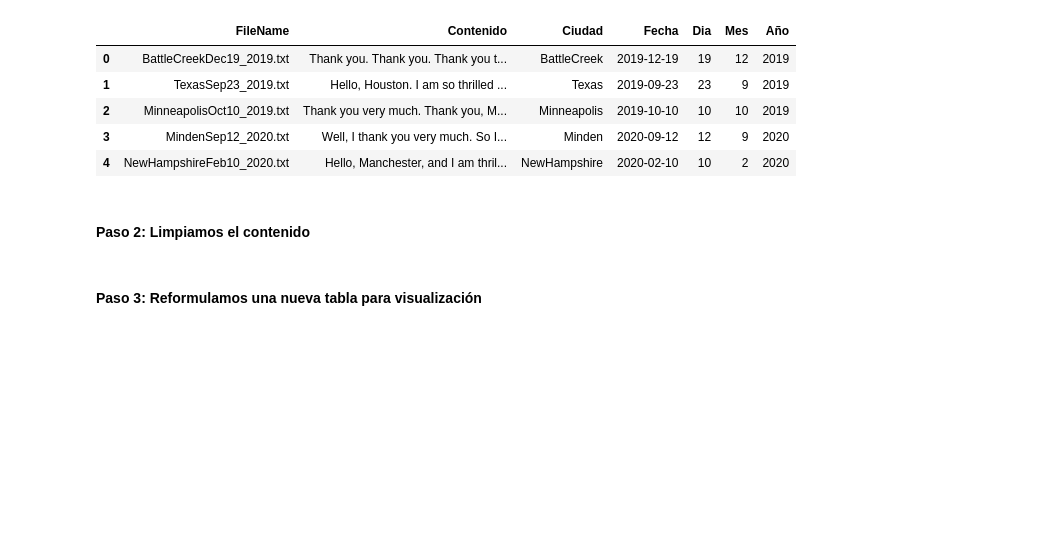
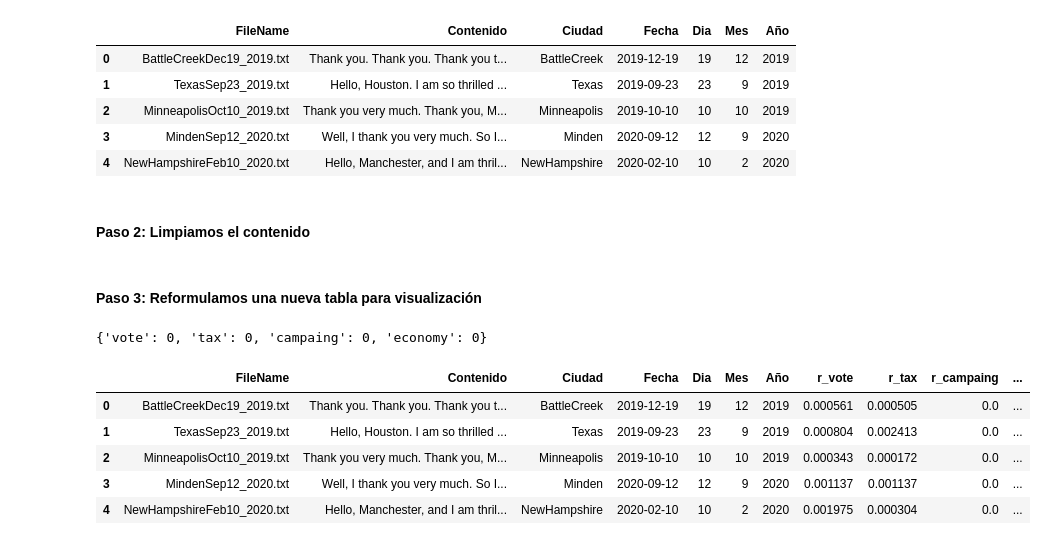
Before and after one commit to PabloAndree/Python_PA, a Jupyter notebook: [StudentView]_Lab3_Data_Cleaning.ipynb, the cells around one changed output. Saved outputs shown, nothing was run; the diff lists cells and outputs as text; code cells hidden in the pictures; blank space fills up the shorter version.

```diff
--- a/[StudentView]_Lab3_Data_Cleaning.ipynb
+++ b/[StudentView]_Lab3_Data_Cleaning.ipynb
@@ -226,5 +226,24 @@ words = ['vote', 'tax', 'campaing', 'economy']
 parrafo = "The economy is important. We need to vote on the tax campaign to improve the economy."
 
 # Contar palabras en el párrafo
-resultado = contar_palabras_en_parrafo(parrafo, words)
+resultado = contar_palabras_en_parrafo('Contenido', words)
 print(resultado)
+# %% [output]
+{'vote': 0, 'tax': 0, 'campaing': 0, 'economy': 0}
+# %%
+def FindWordRatio(row):
+
+    total = len(row.Contenido.split(' '))
+    for w in words:
+       row['r_{}'.format(w)] = row.Contenido.count(w)/total
+    return row
+
+df = df.apply(FindWordRatio,axis=1)
+df.head()
+# %% [output]
+|  | FileName | Contenido | Ciudad | Fecha | Dia | Mes | Año | r_vote | r_tax | r_campaing | ... |
+| 0 | BattleCreekDec19_2019.txt | Thank you. Thank you. Thank you t... | BattleCreek | 2019-12-19 | 19 | 12 | 2019 | 0.000561 | 0.000505 | 0.0 | ... |
+| 1 | TexasSep23_2019.txt | Hello, Houston. I am so thrilled ... | Texas | 2019-09-23 | 23 | 9 | 2019 | 0.000804 | 0.002413 | 0.0 | ... |
+| 2 | MinneapolisOct10_2019.txt | Thank you very much. Thank you, M... | Minneapolis | 2019-10-10 | 10 | 10 | 2019 | 0.000343 | 0.000172 | 0.0 | ... |
+| 3 | MindenSep12_2020.txt | Well, I thank you very much. So I... | Minden | 2020-09-12 | 12 | 9 | 2020 | 0.001137 | 0.001137 | 0.0 | ... |
+| 4 | NewHampshireFeb10_2020.txt | Hello, Manchester, and I am thril... | NewHampshire | 2020-02-10 | 10 | 2 | 2020 | 0.001975 | 0.000304 | 0.0 | ... |
```
Also changed, not shown: parts of 5 cells of this notebook.
